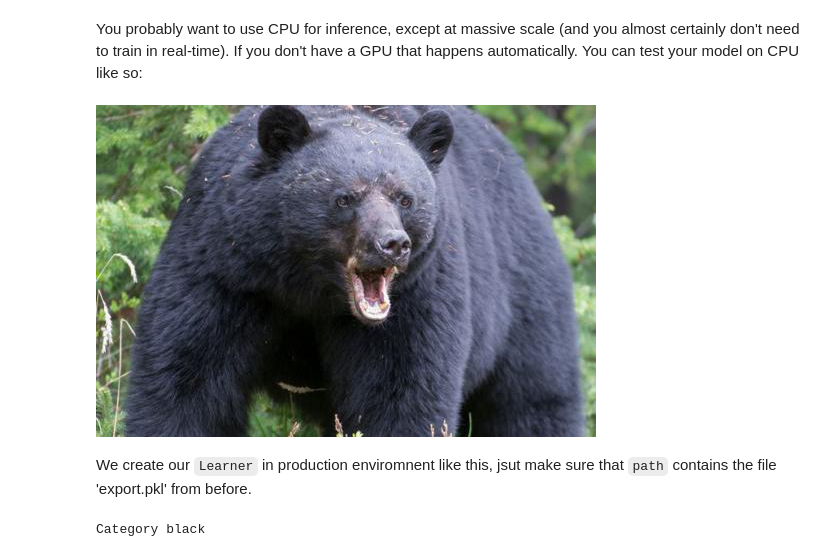
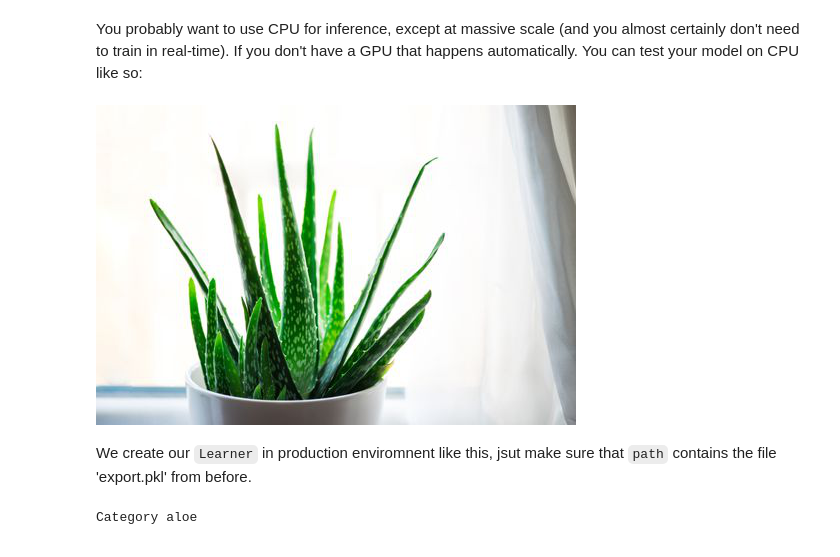
Before and after one commit to wd15/fastai-nix-install, a Jupyter notebook: lesson2-download.ipynb, the cells around one changed output. Cells and saved outputs as stored; diff of their text form; code cells hidden in the pictures.

```diff
--- a/lesson2-download.ipynb
+++ b/lesson2-download.ipynb
@@ -229,10 +224,10 @@ You probably want to use CPU for inference, except at massive scale (and you alm
 # %%
 defaults.device = torch.device('cpu')
 # %%
-img = open_image(path/'black'/'00000021.jpg')
+img = open_image(path/'aloe'/'00000000.jpg')
 img
 # %% [output]
-[figure, old version]
+[figure, new version]
 # %% [markdown]
 We create our `Learner` in production enviromnent like this, jsut make sure that `path` contains the file 'export.pkl' from before.
 # %%
@@ -241,4 +236,4 @@ learn = load_learner(path)
 pred_class,pred_idx,outputs = learn.predict(img)
 pred_class
 # %% [output]
-Category black
+Category aloe
```
Also changed, not shown: parts of 31 cells of this notebook, 1 other file.
